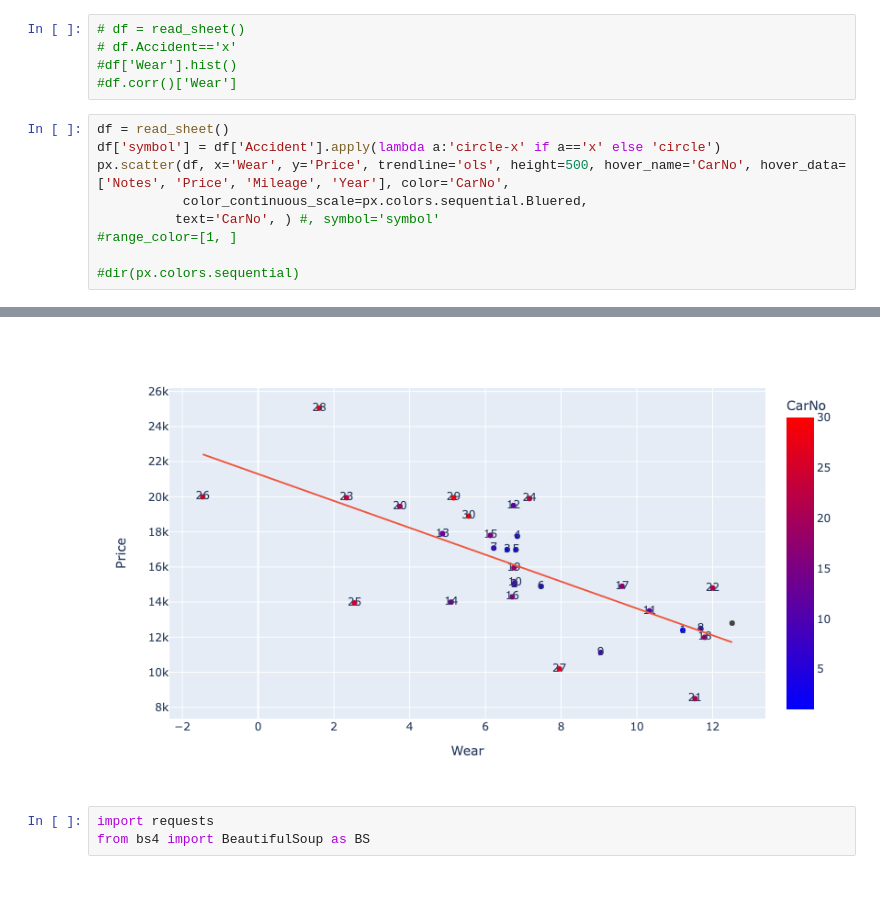
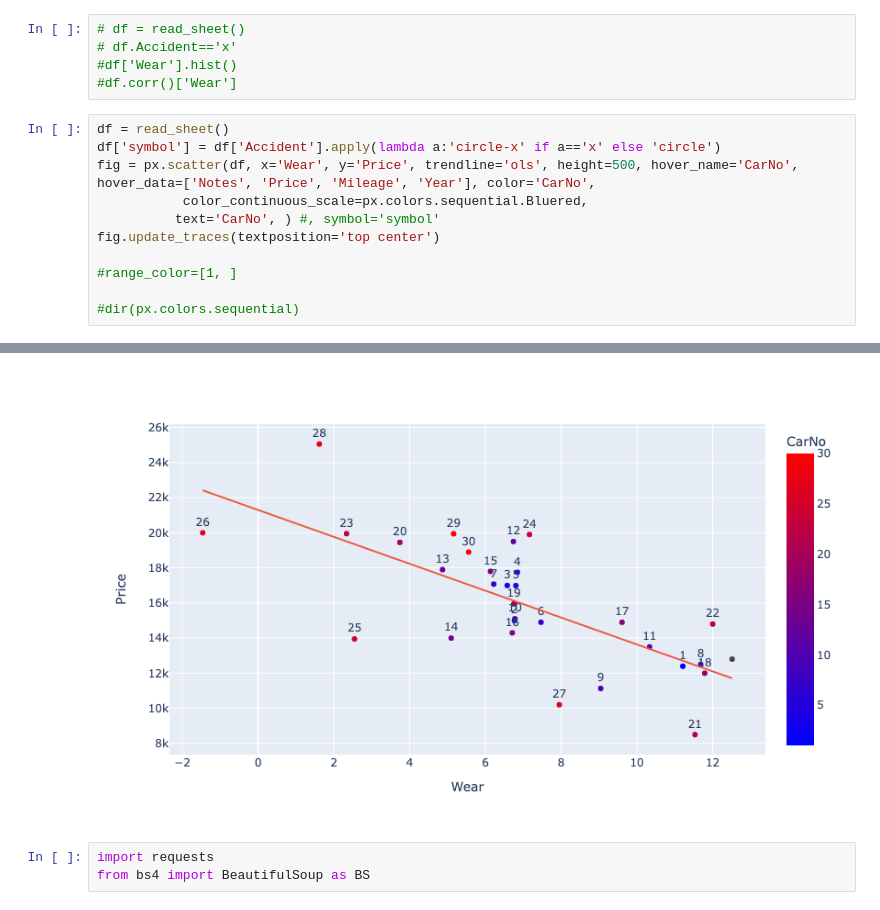
Before and after one commit to bbrame/VanShopping, a Jupyter notebook: Untitled.ipynb, the cells around one changed output, grey strips where cells are left out. Drawn from its saved outputs; the diff is of its cells as text.

```diff
--- a/Untitled.ipynb
+++ b/Untitled.ipynb
@@ -43,9 +43,11 @@ def read_sheet():
 # %%
 df = read_sheet()
 df['symbol'] = df['Accident'].apply(lambda a:'circle-x' if a=='x' else 'circle')
-px.scatter(df, x='Wear', y='Price', trendline='ols', height=500, hover_name='CarNo', hover_data=['Notes', 'Price', 'Mileage', 'Year'], color='CarNo',
+fig = px.scatter(df, x='Wear', y='Price', trendline='ols', height=500, hover_name='CarNo', hover_data=['Notes', 'Price', 'Mileage', 'Year'], color='CarNo',
            color_continuous_scale=px.colors.sequential.Bluered,
           text='CarNo', ) #, symbol='symbol'
+fig.update_traces(textposition='top center')
+
 #range_color=[1, ]
 
 #dir(px.colors.sequential)
@@ -54,4 +55,4 @@ px.scatter(df, x='Wear', y='Price', trendline='ols', height=500, hover_name='Car
-[figure, old version]
+[figure, new version]
 # %%
 import requests
 from bs4 import BeautifulSoup as BS
```
Also changed, not shown: parts of 1 cell of this notebook, 1 other file.
